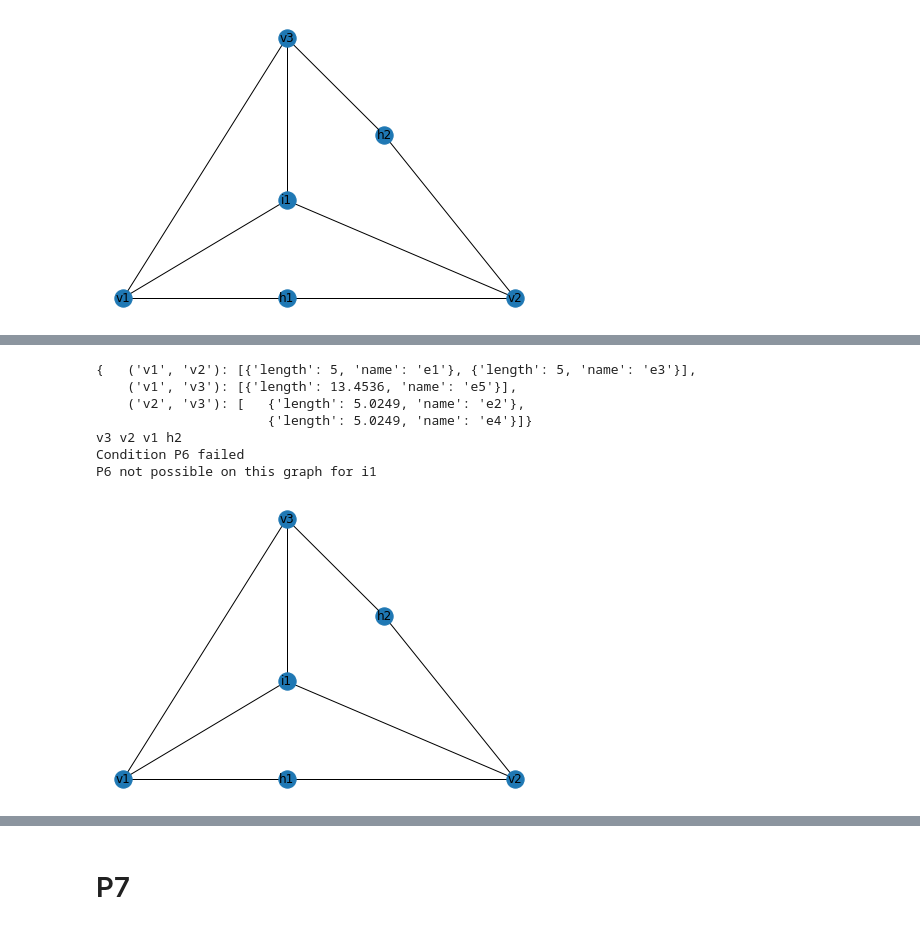
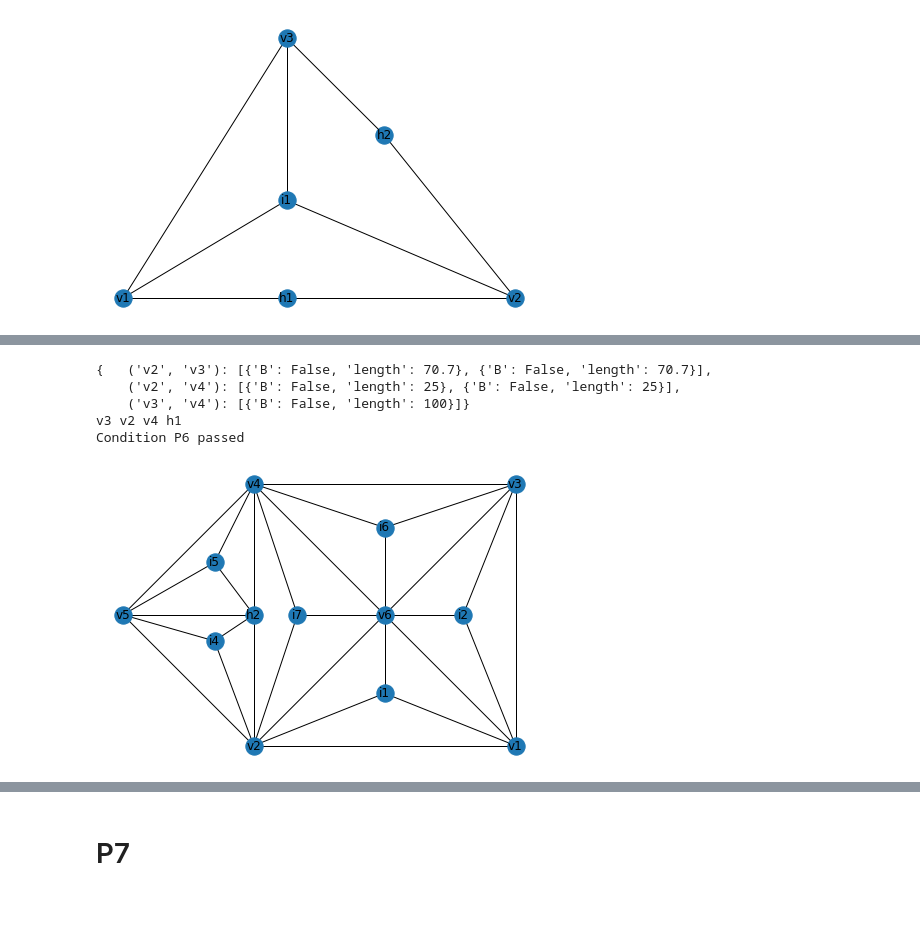
Before and after one commit to aleqsio/Terrain, a Jupyter notebook: CADY-ULTIMATE2.ipynb, the cells around one changed output, grey strips where cells are left out. Saved outputs shown, nothing was run; the diff lists cells and outputs as text; code cells hidden in the pictures.

```diff
--- a/CADY-ULTIMATE2.ipynb
+++ b/CADY-ULTIMATE2.ipynb
@@ -292,3 +493,19 @@ nx.draw(G, build_pos_dict(G), with_labels = True)
+# %%
+i = "i3"
+G = get_P6_test_graph_reversed()
+check = is_P6_possible(G, i)
+if check:
+    G = transform_P6(G, i)
+    nx.draw(G, build_pos_dict(G), with_labels = True)
+else:
+    print("P6 not possible on this graph for " + i)
+# %% [output]
+{   ('v2', 'v3'): [{'B': False, 'length': 70.7}, {'B': False, 'length': 70.7}],
+    ('v2', 'v4'): [{'B': False, 'length': 25}, {'B': False, 'length': 25}],
+    ('v3', 'v4'): [{'B': False, 'length': 100}]}
+v3 v2 v4 h1
+Condition P6 passed
+[figure, added]
 # %%
 def get_graph_layout_P6(G, i):
     h = None
@@ -429,25 +646,3 @@ def transform_P6(G, i_node):
     G.remove_node(i)
 
     return G
-# %%
-i = "i1"
-G = get_test_graph()
-check = is_P6_possible(G, i)
-if check:
-    G = transform_P6(G, i)
-    nx.draw(G, build_pos_dict(G), with_labels = True)
-else:
-    print("P6 not possible on this graph for " + i)
-# %% [output]
-{   ('v1', 'v2'): [{'length': 5, 'name': 'e1'}, {'length': 5, 'name': 'e3'}],
-    ('v1', 'v3'): [{'length': 13.4536, 'name': 'e5'}],
-    ('v2', 'v3'): [   {'length': 5.0249, 'name': 'e2'},
-                      {'length': 5.0249, 'name': 'e4'}]}
-v3 v2 v1 h2
-Condition P6 failed
-P6 not possible on this graph for i1
-# %%
-G = get_valid_P6_graph()
-nx.draw(G, build_pos_dict(G), with_labels = True)
-# %% [output]
-[figure, removed]
```
Also changed, not shown: parts of 6 cells of this notebook.
